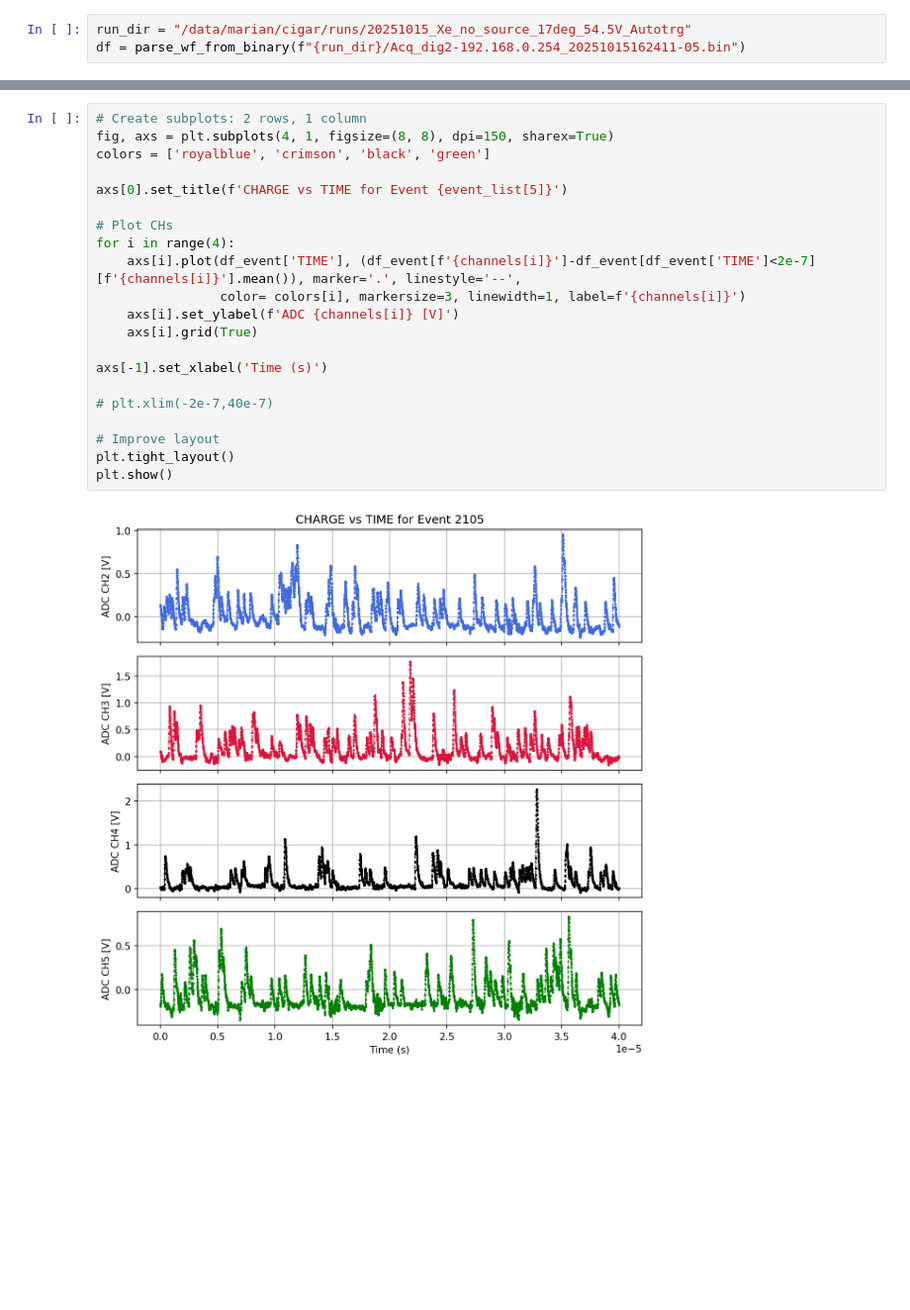
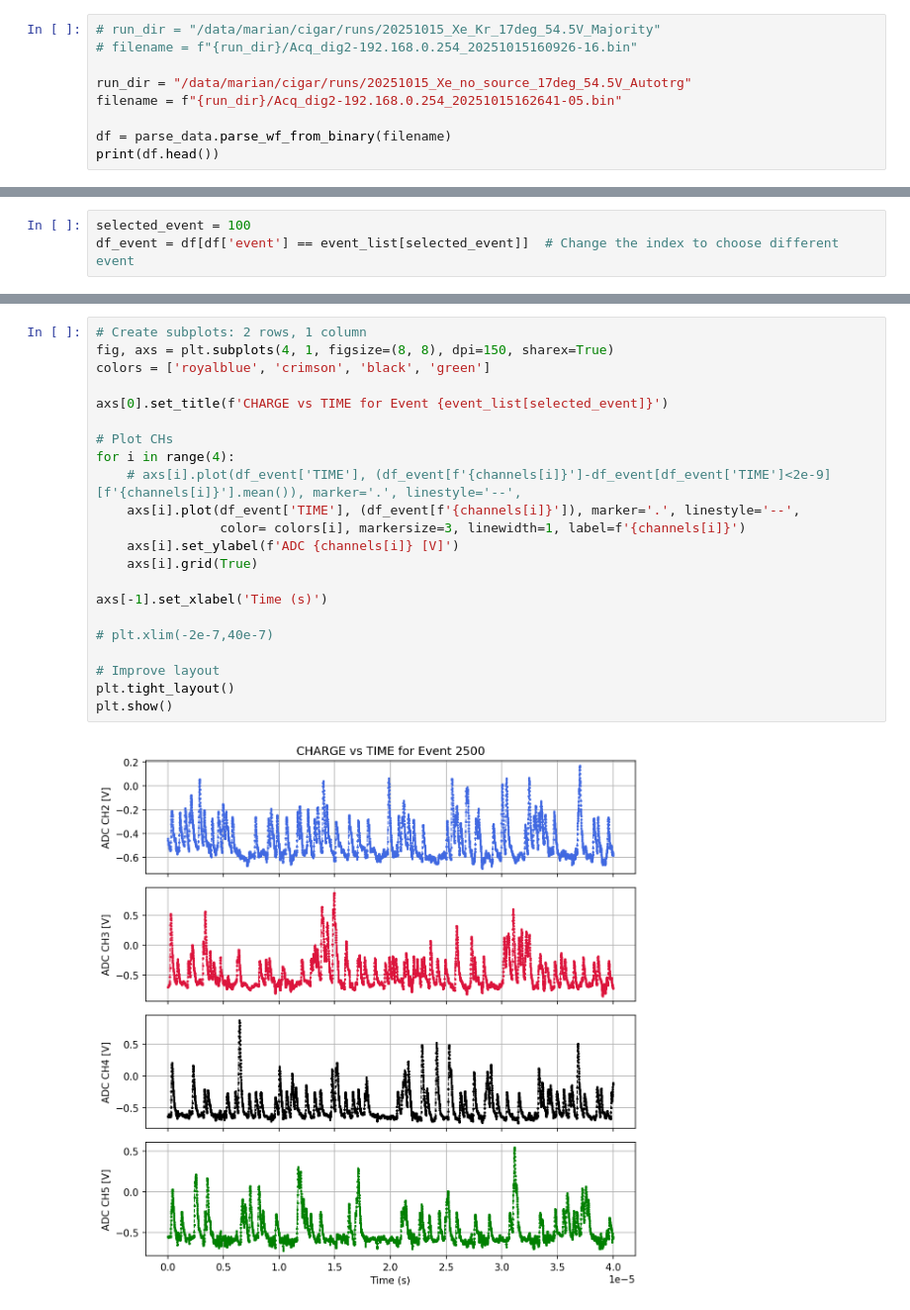
Before and after one commit to mariandbt/CIGAR, a Jupyter notebook: notebooks/DisplayWf.ipynb, the cells around one changed output, grey strips where cells are left out. Shown: that part at 99% size. Cells and saved outputs as stored; diff of their text form; blank space fills up the shorter version.

```diff
--- a/notebooks/DisplayWf.ipynb
+++ b/notebooks/DisplayWf.ipynb
@@ -62,5 +72,11 @@ def parse_wf_from_binary(filename):
     return df
 # %%
+# run_dir = "/data/marian/cigar/runs/20251015_Xe_Kr_17deg_54.5V_Majority"
+# filename = f"{run_dir}/Acq_dig2-192.168.0.254_20251015160926-16.bin"
+
 run_dir = "/data/marian/cigar/runs/20251015_Xe_no_source_17deg_54.5V_Autotrg"
-df = parse_wf_from_binary(f"{run_dir}/Acq_dig2-192.168.0.254_20251015162411-05.bin")
+filename = f"{run_dir}/Acq_dig2-192.168.0.254_20251015162641-05.bin"
+
+df = parse_data.parse_wf_from_binary(filename)
+print(df.head())
 # %% [output]
@@ -71,0 +107,3 @@ df_event = df[df['event'] == event_list[6]]  # Change the index to choose differ
+# %%
+selected_event = 100
+df_event = df[df['event'] == event_list[selected_event]]  # Change the index to choose different event
@@ -74,23 +129,24 @@ channels = ['CH2', 'CH3', 'CH4', 'CH5']
 # %%
 # Create subplots: 2 rows, 1 column
 fig, axs = plt.subplots(4, 1, figsize=(8, 8), dpi=150, sharex=True)
 colors = ['royalblue', 'crimson', 'black', 'green']
 
-axs[0].set_title(f'CHARGE vs TIME for Event {event_list[5]}')
+axs[0].set_title(f'CHARGE vs TIME for Event {event_list[selected_event]}')
 
 # Plot CHs
 for i in range(4):
-    axs[i].plot(df_event['TIME'], (df_event[f'{channels[i]}']-df_event[df_event['TIME']<2e-7][f'{channels[i]}'].mean()), marker='.', linestyle='--',
+    # axs[i].plot(df_event['TIME'], (df_event[f'{channels[i]}']-df_event[df_event['TIME']<2e-9][f'{channels[i]}'].mean()), marker='.', linestyle='--',
+    axs[i].plot(df_event['TIME'], (df_event[f'{channels[i]}']), marker='.', linestyle='--',
                 color= colors[i], markersize=3, linewidth=1, label=f'{channels[i]}')
     axs[i].set_ylabel(f'ADC {channels[i]} [V]')
     axs[i].grid(True)
 
 axs[-1].set_xlabel('Time (s)')
 
 # plt.xlim(-2e-7,40e-7)
 
 # Improve layout
 plt.tight_layout()
 plt.show()
 # %% [output]
-[figure, old version]
+[figure, new version]
```
Also changed, not shown: parts of 7 cells of this notebook, 1 other file.
